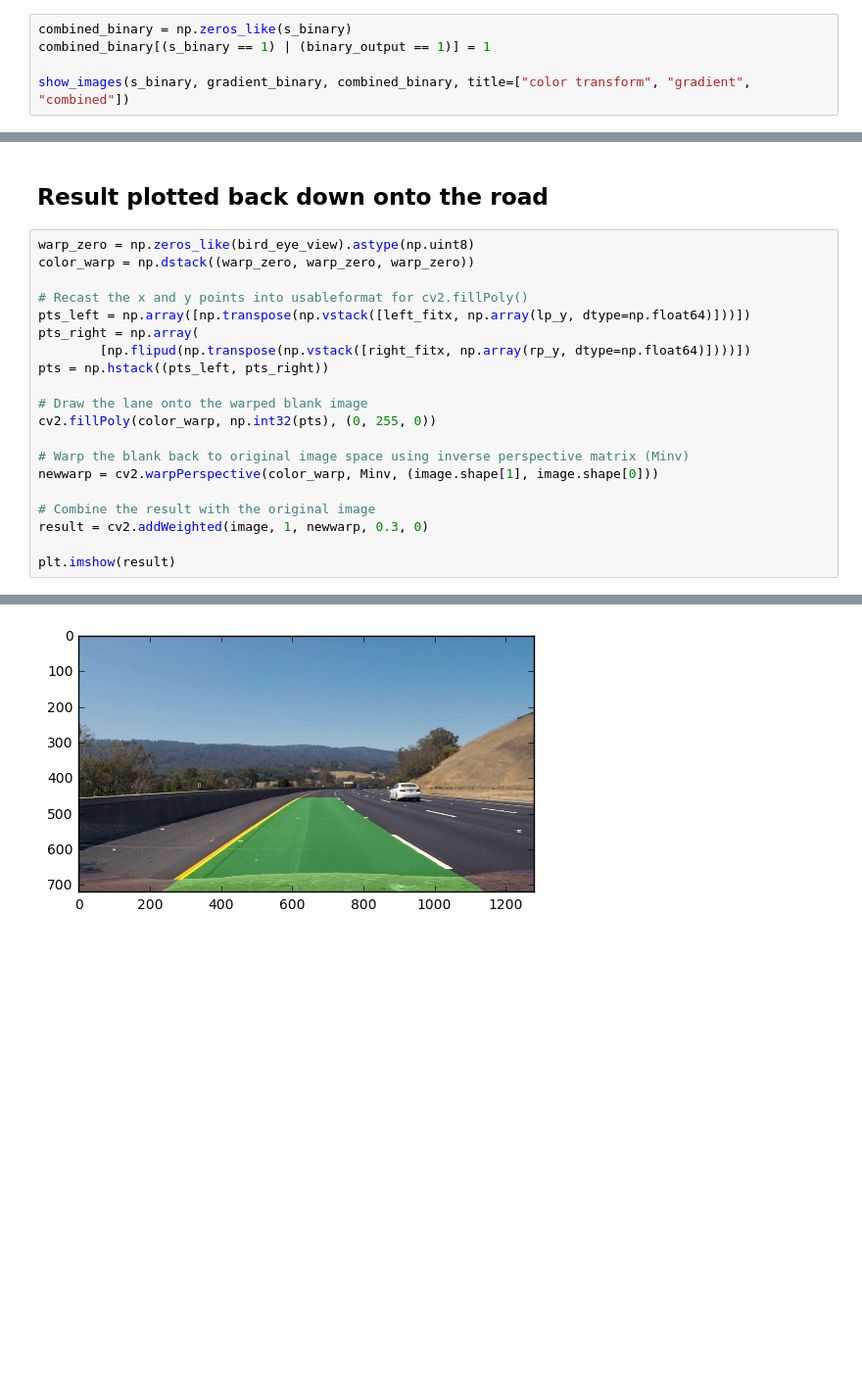
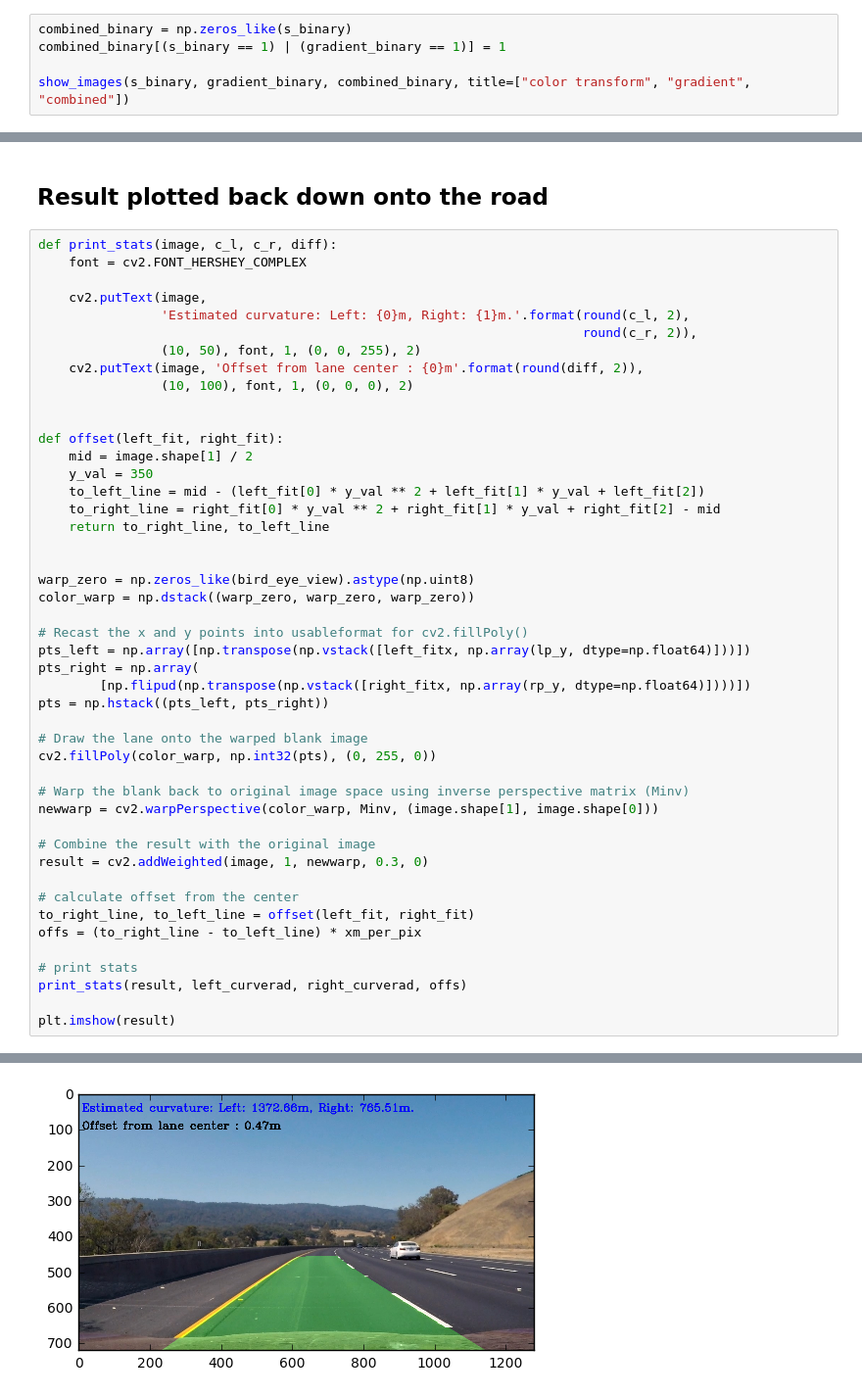
Before and after one commit to michalfaber/CarND-Advanced-LaneLines-P4, a Jupyter notebook: project.ipynb, the cells around one changed output, grey strips where cells are left out. Shown: that part at 98% size. Cells and saved outputs as stored; diff of their text form; blank space fills up the shorter version.

```diff
--- a/project.ipynb
+++ b/project.ipynb
@@ -107,7 +67,7 @@ gradient_binary[(scaled_sobel >= thresh[0]) & (scaled_sobel <= thresh[1])] = 1
 Combine binary images
 # %%
 combined_binary = np.zeros_like(s_binary)
-combined_binary[(s_binary == 1) | (binary_output == 1)] = 1
+combined_binary[(s_binary == 1) | (gradient_binary == 1)] = 1
 
 show_images(s_binary, gradient_binary, combined_binary, title=["color transform", "gradient", "combined"])
 # %% [output]
@@ -238,25 +198,51 @@ Estimated curvature: Right: 765.51m
 # %% [markdown]
 ## Result plotted back down onto the road
 # %%
+def print_stats(image, c_l, c_r, diff):
+    font = cv2.FONT_HERSHEY_COMPLEX
+
+    cv2.putText(image,
+                'Estimated curvature: Left: {0}m, Right: {1}m.'.format(round(c_l, 2),
+                                                                       round(c_r, 2)),
+                (10, 50), font, 1, (0, 0, 255), 2)
+    cv2.putText(image, 'Offset from lane center : {0}m'.format(round(diff, 2)),
+                (10, 100), font, 1, (0, 0, 0), 2)
+
+
+def offset(left_fit, right_fit):
+    mid = image.shape[1] / 2
+    y_val = 350
+    to_left_line = mid - (left_fit[0] * y_val ** 2 + left_fit[1] * y_val + left_fit[2])
+    to_right_line = right_fit[0] * y_val ** 2 + right_fit[1] * y_val + right_fit[2] - mid
+    return to_right_line, to_left_line
+
+
 warp_zero = np.zeros_like(bird_eye_view).astype(np.uint8)
 color_warp = np.dstack((warp_zero, warp_zero, warp_zero))
 
 # Recast the x and y points into usableformat for cv2.fillPoly()
 pts_left = np.array([np.transpose(np.vstack([left_fitx, np.array(lp_y, dtype=np.float64)]))])
 pts_right = np.array(
         [np.flipud(np.transpose(np.vstack([right_fitx, np.array(rp_y, dtype=np.float64)])))])
 pts = np.hstack((pts_left, pts_right))
 
 # Draw the lane onto the warped blank image
 cv2.fillPoly(color_warp, np.int32(pts), (0, 255, 0))
 
 # Warp the blank back to original image space using inverse perspective matrix (Minv)
 newwarp = cv2.warpPerspective(color_warp, Minv, (image.shape[1], image.shape[0]))
 
 # Combine the result with the original image
 result = cv2.addWeighted(image, 1, newwarp, 0.3, 0)
 
+# calculate offset from the center
+to_right_line, to_left_line = offset(left_fit, right_fit)
+offs = (to_right_line - to_left_line) * xm_per_pix
+
+# print stats
+print_stats(result, left_curverad, right_curverad, offs)
+
 plt.imshow(result)
 # %% [output]
 <matplotlib.image.AxesImage at 0x...>
-[figure, old version]
+[figure, new version]
```
Also changed, not shown: parts of 2 cells of this notebook, 7 other files.
